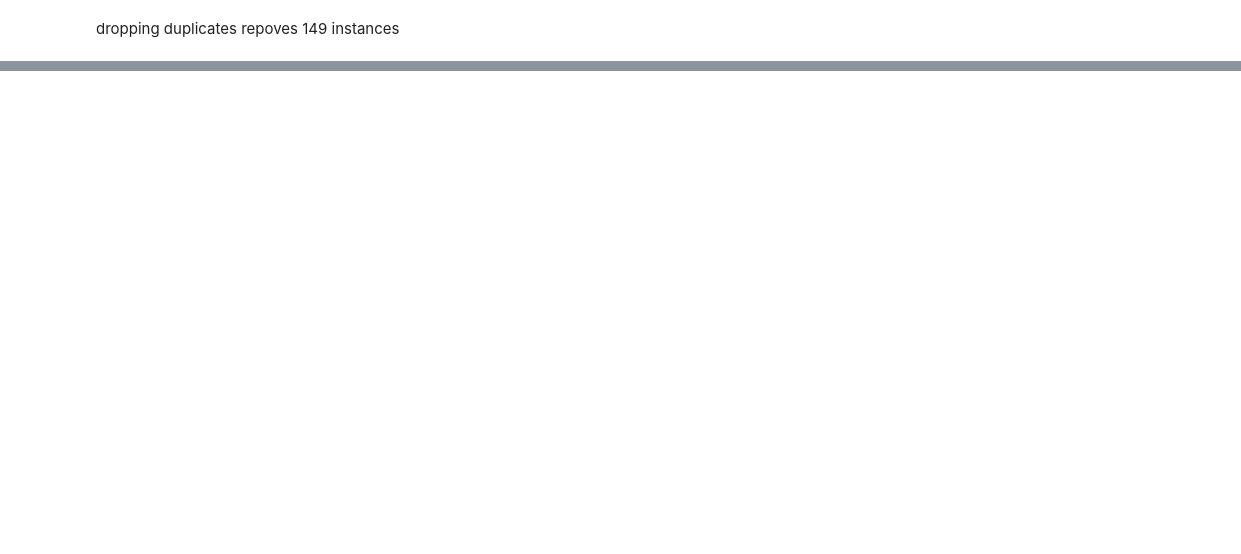
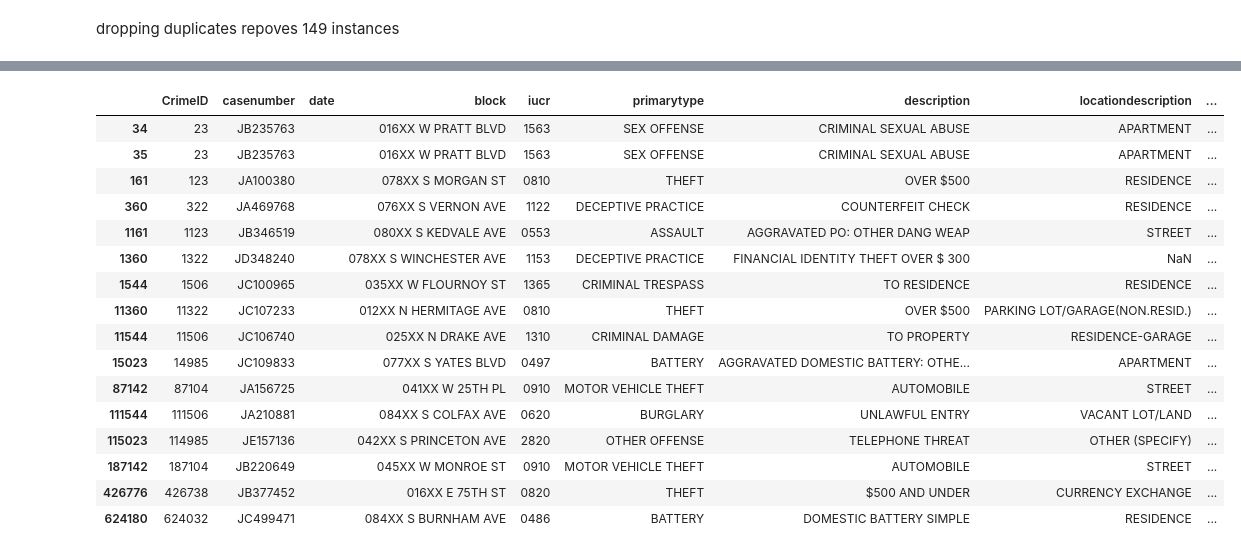
Before and after one commit to AngeloBarisano/data_management_and_ethics, a Jupyter notebook: Code/datacleaning.ipynb, the cells around one changed output, grey strips where cells are left out. Saved outputs shown, nothing was run; the diff lists cells and outputs as text; code cells hidden in the pictures; blank space fills up the shorter version.

```diff
--- a/Code/datacleaning.ipynb
+++ b/Code/datacleaning.ipynb
@@ -91,0 +177,2 @@ dtype: int64
+# %%
+df.CrimeID = df.CrimeID.astype("str", copy=True, errors="raise")
@@ -125,0 +249,5 @@ string is na: '', ' ',"N/A"
+# %%
+# alternatively:
+# 1. insert 0s in the front of each beat and district where length is smaller 4 or smaller 2 respectively
+df["beat_"] = df["beat"].apply(lambda x: "{0:0>4}".format(x))
+df["district_"] = df["district"].apply(lambda x: "{0:0>2}".format(x))
@@ -125,0 +276,4 @@ string is na: '', ' ',"N/A"
+# %%
+# those columns that contain problems will from now on be marked
+df["marked"] = False
+df.loc[df.index.isin(df[df.beat_.str[:2] != df.district_].index), "marked"] = True
@@ -125,0 +282,6 @@ string is na: '', ' ',"N/A"
+# %%
+# replace beat with beat_
+df.beat = df.beat_
+df.district = df.district_
+
+df.drop(["beat_", "district_"], axis=1, inplace=True)
@@ -125,0 +338,22 @@ string is na: '', ' ',"N/A"
+# %%
+# simple conversion
+# now convert date
+df["date_time"] = pd.to_datetime(df.date.astype(str), errors="coerce")
+# %% [output]
+|  | CrimeID | casenumber | date | block | iucr | primarytype | description | locationdescription | ... |
+| 34 | 23 | JB235763 |  | 016XX W PRATT BLVD | 1563 | SEX OFFENSE | CRIMINAL SEXUAL ABUSE | APARTMENT | ... |
+| 35 | 23 | JB235763 |  | 016XX W PRATT BLVD | 1563 | SEX OFFENSE | CRIMINAL SEXUAL ABUSE | APARTMENT | ... |
+| 161 | 123 | JA100380 |  | 078XX S MORGAN ST | 0810 | THEFT | OVER $500 | RESIDENCE | ... |
+| 360 | 322 | JA469768 |  | 076XX S VERNON AVE | 1122 | DECEPTIVE PRACTICE | COUNTERFEIT CHECK | RESIDENCE | ... |
+| 1161 | 1123 | JB346519 |  | 080XX S KEDVALE AVE | 0553 | ASSAULT | AGGRAVATED PO: OTHER DANG WEAP | STREET | ... |
+| 1360 | 1322 | JD348240 |  | 078XX S WINCHESTER AVE | 1153 | DECEPTIVE PRACTICE | FINANCIAL IDENTITY THEFT OVER $ 300 | NaN | ... |
+| 1544 | 1506 | JC100965 |  | 035XX W FLOURNOY ST | 1365 | CRIMINAL TRESPASS | TO RESIDENCE | RESIDENCE | ... |
+| 11360 | 11322 | JC107233 |  | 012XX N HERMITAGE AVE | 0810 | THEFT | OVER $500 | PARKING LOT/GARAGE(NON.RESID.) | ... |
+| 11544 | 11506 | JC106740 |  | 025XX N DRAKE AVE | 1310 | CRIMINAL DAMAGE | TO PROPERTY | RESIDENCE-GARAGE | ... |
+| 15023 | 14985 | JC109833 |  | 077XX S YATES BLVD | 0497 | BATTERY | AGGRAVATED DOMESTIC BATTERY: OTHE... | APARTMENT | ... |
+| 87142 | 87104 | JA156725 |  | 041XX W 25TH PL | 0910 | MOTOR VEHICLE THEFT | AUTOMOBILE | STREET | ... |
+| 111544 | 111506 | JA210881 |  | 084XX S COLFAX AVE | 0620 | BURGLARY | UNLAWFUL ENTRY | VACANT LOT/LAND | ... |
+| 115023 | 114985 | JE157136 |  | 042XX S PRINCETON AVE | 2820 | OTHER OFFENSE | TELEPHONE THREAT | OTHER (SPECIFY) | ... |
+| 187142 | 187104 | JB220649 |  | 045XX W MONROE ST | 0910 | MOTOR VEHICLE THEFT | AUTOMOBILE | STREET | ... |
+| 426776 | 426738 | JB377452 |  | 016XX E 75TH ST | 0820 | THEFT | $500 AND UNDER | CURRENCY EXCHANGE | ... |
+| 624180 | 624032 | JC499471 |  | 084XX S BURNHAM AVE | 0486 | BATTERY | DOMESTIC BATTERY SIMPLE | RESIDENCE | ... |
```
Also changed, not shown: parts of 45 cells of this notebook, 3 other files.
